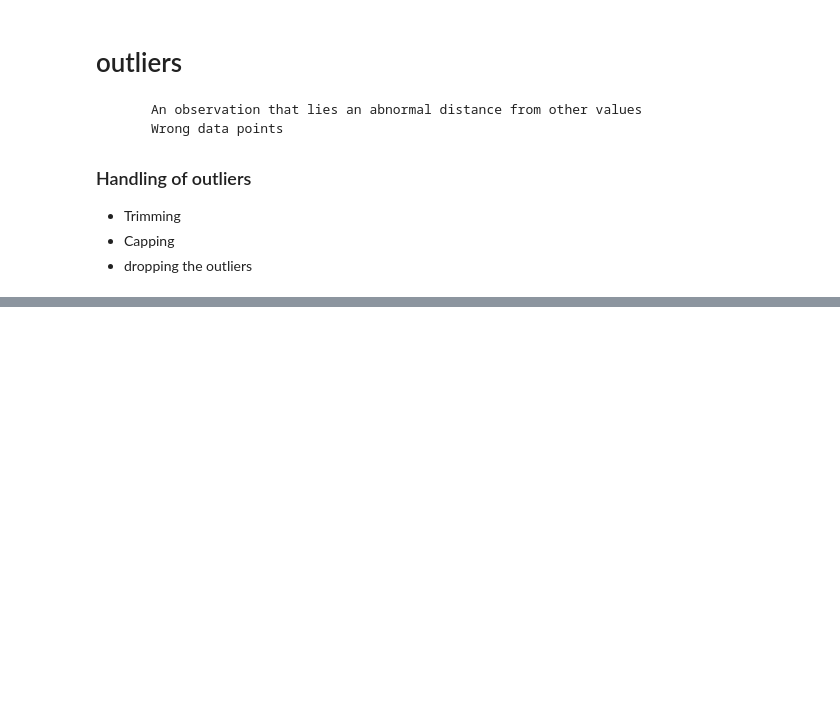
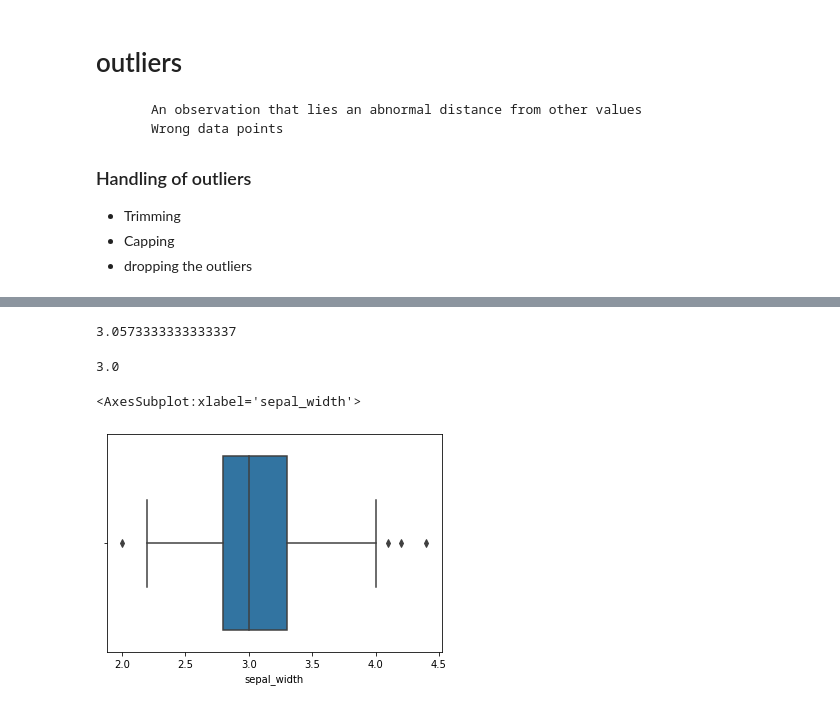
Before and after one commit to Shobi93/Statistics-removing-the-outliers, a Jupyter notebook: Statistics.ipynb, the cells around one changed output, grey strips where cells are left out. Drawn from its saved outputs; the diff is of its cells as text; code cells hidden in the pictures; blank space fills up the shorter version.

```diff
--- a/Statistics.ipynb
+++ b/Statistics.ipynb
@@ -199,0 +200,3 @@ plt.show()
+# %%
+X=sns.load_dataset("iris")
+X
@@ -199,0 +217,13 @@ plt.show()
+# %%
+X['sepal_width'].mean()
+# %% [output]
+3.0573333333333337
+# %%
+X['sepal_width'].median()
+# %% [output]
+3.0
+# %%
+sns.boxplot(X['sepal_width'])
+# %% [output]
+<AxesSubplot:xlabel='sepal_width'>
+[figure, added]
```
Also changed, not shown: parts of 25 cells of this notebook.
